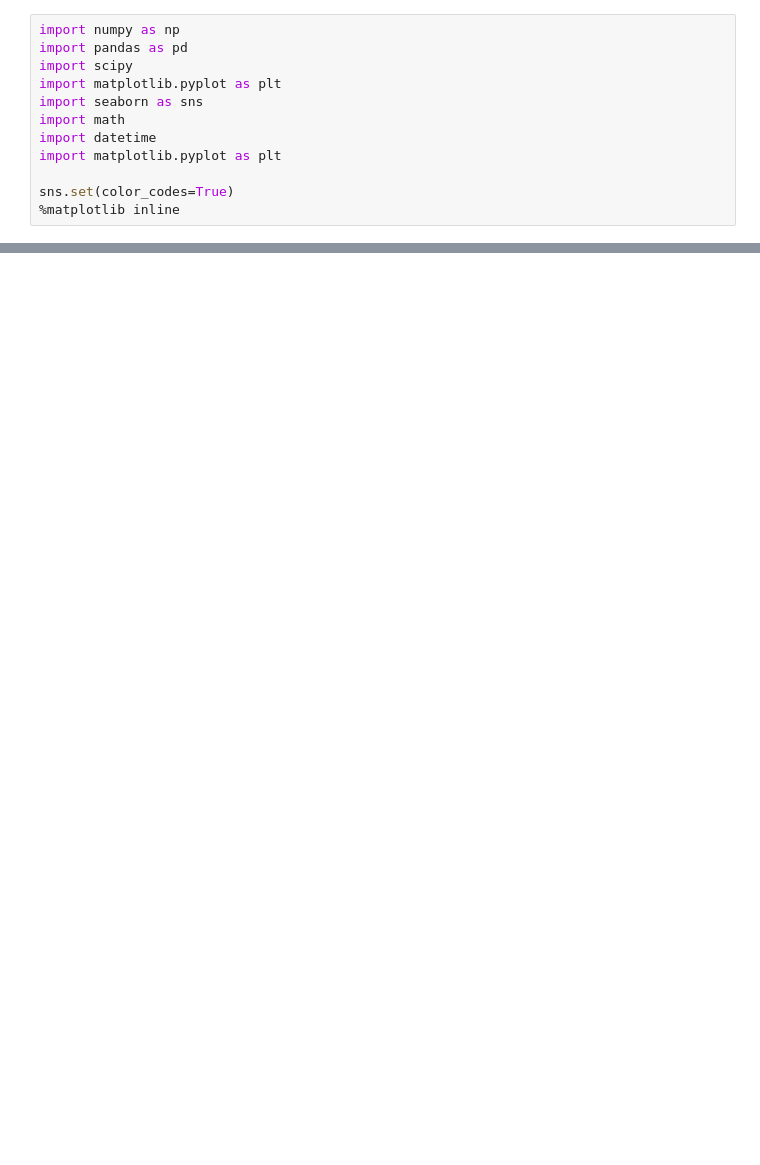
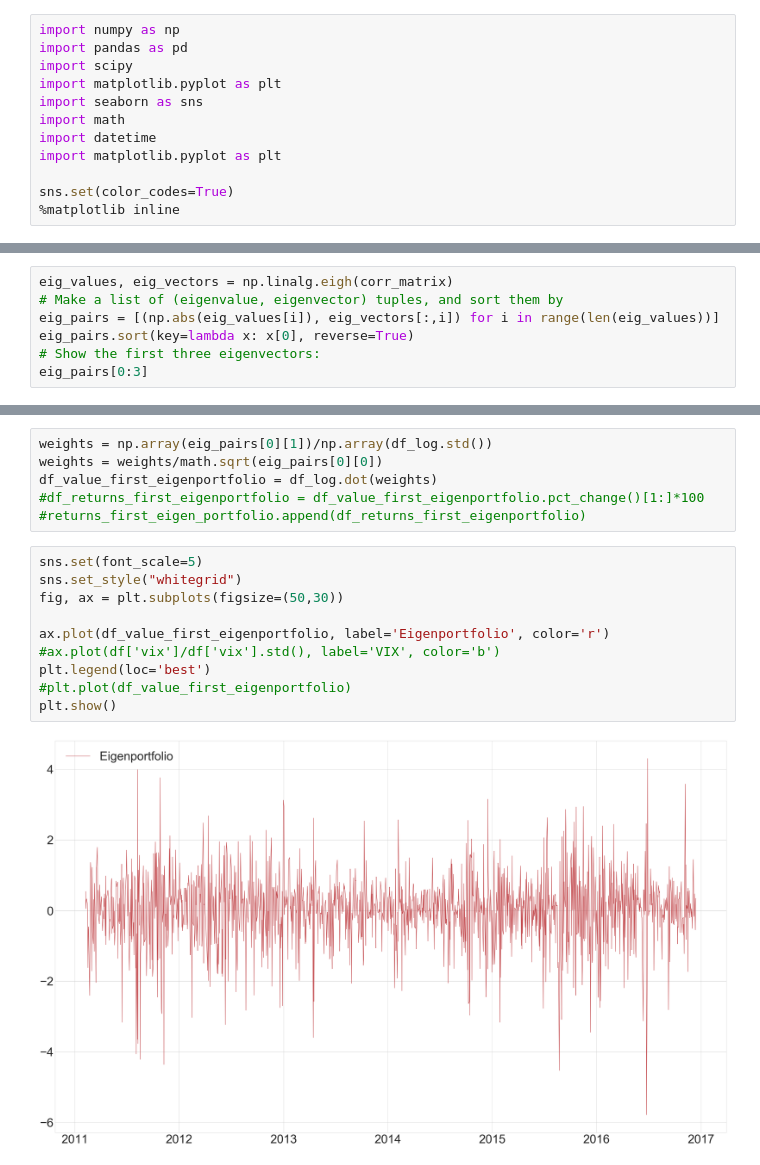
Before and after one commit to canelbiryol/Risk_Portfolio_Management, a Jupyter notebook: Homework3/Homework3.ipynb, the cells around one changed output, grey strips where cells are left out. Saved outputs shown, nothing was run; the diff lists cells and outputs as text; blank space fills up the shorter version.

```diff
--- a/Homework3/Homework3.ipynb
+++ b/Homework3/Homework3.ipynb
@@ -99,0 +95,7 @@ corr_matrix
+# %%
+eig_values, eig_vectors = np.linalg.eigh(corr_matrix)
+# Make a list of (eigenvalue, eigenvector) tuples, and sort them by
+eig_pairs = [(np.abs(eig_values[i]), eig_vectors[:,i]) for i in range(len(eig_values))]
+eig_pairs.sort(key=lambda x: x[0], reverse=True)
+# Show the first three eigenvectors:
+eig_pairs[0:3]
@@ -99,0 +128,18 @@ corr_matrix
+# %%
+weights = np.array(eig_pairs[0][1])/np.array(df_log.std())
+weights = weights/math.sqrt(eig_pairs[0][0])
+df_value_first_eigenportfolio = df_log.dot(weights)
+#df_returns_first_eigenportfolio = df_value_first_eigenportfolio.pct_change()[1:]*100
+#returns_first_eigen_portfolio.append(df_returns_first_eigenportfolio)
+# %%
+sns.set(font_scale=5)
+sns.set_style("whitegrid")
+fig, ax = plt.subplots(figsize=(50,30))
+
+ax.plot(df_value_first_eigenportfolio, label='Eigenportfolio', color='r')
+#ax.plot(df['vix']/df['vix'].std(), label='VIX', color='b')
+plt.legend(loc='best')
+#plt.plot(df_value_first_eigenportfolio)
+plt.show()
+# %% [output]
+[figure, added]
```
Also changed, not shown: parts of 14 cells of this notebook, 2 other files.
